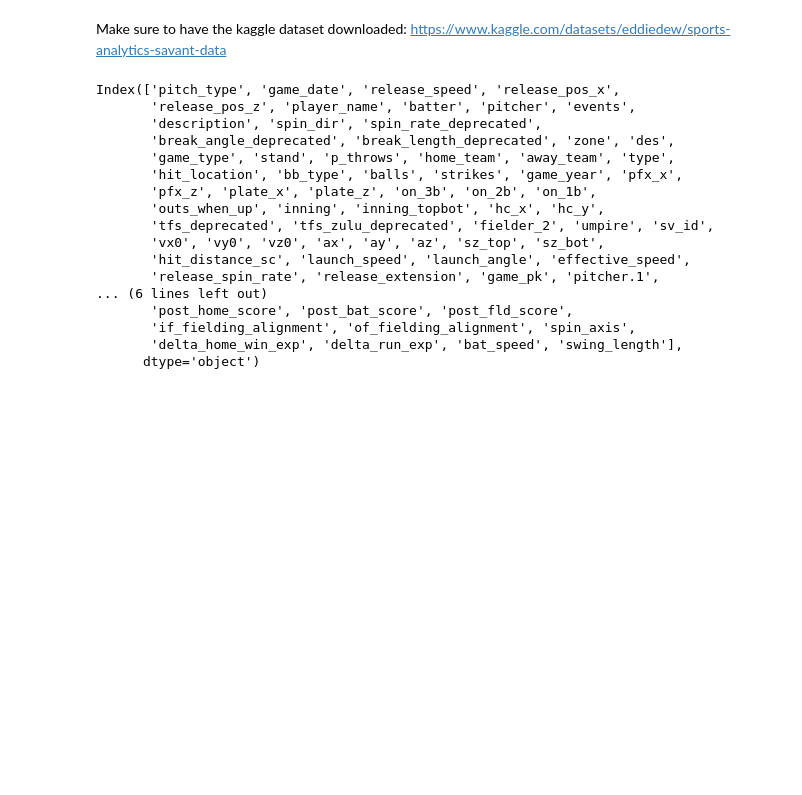
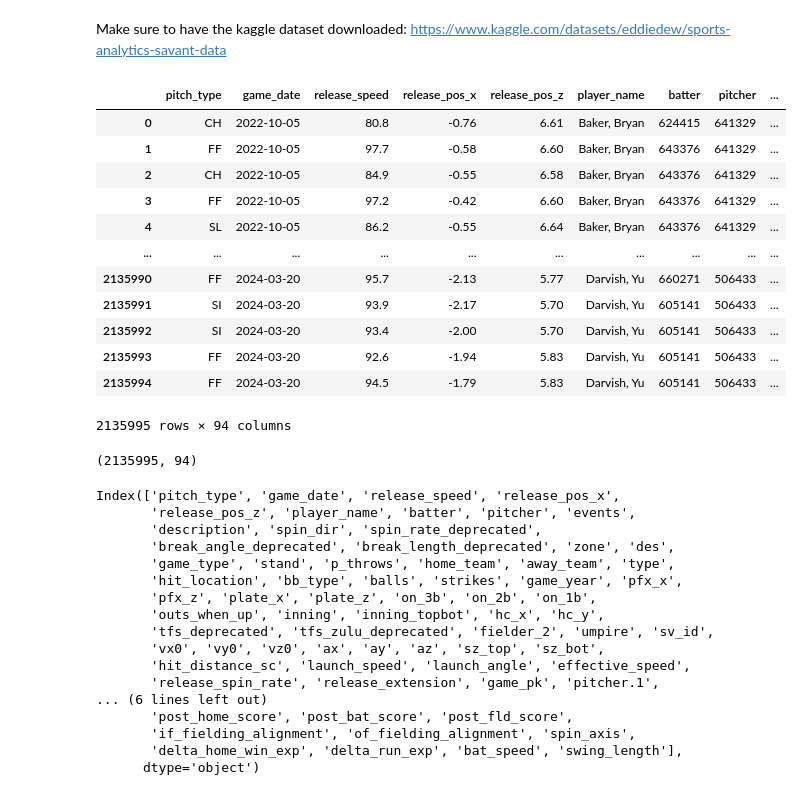
Before and after one commit to UNC-Charlotte-Sports-Analytics-Club/Coding-Lectures, a Jupyter notebook: Lecture-3-Fall-2024/Pitch-Classifier.ipynb, the cells around one changed output. Drawn from its saved outputs; the diff is of its cells as text; code cells hidden in the pictures; blank space fills up the shorter version.

```diff
--- a/Lecture-3-Fall-2024/Pitch-Classifier.ipynb
+++ b/Lecture-3-Fall-2024/Pitch-Classifier.ipynb
@@ -12,5 +8,25 @@ final = final[final['game_type'] == 'R'].reset_index(drop=True)
 # %%
 savant = pd.read_csv('./2022-2024-savant.csv')
+# %%
+savant
+# %% [output]
+|  | pitch_type | game_date | release_speed | release_pos_x | release_pos_z | player_name | batter | pitcher | ... |
+| 0 | CH | 2022-10-05 | 80.8 | -0.76 | 6.61 | Baker, Bryan | 624415 | 641329 | ... |
+| 1 | FF | 2022-10-05 | 97.7 | -0.58 | 6.60 | Baker, Bryan | 643376 | 641329 | ... |
+| 2 | CH | 2022-10-05 | 84.9 | -0.55 | 6.58 | Baker, Bryan | 643376 | 641329 | ... |
+| 3 | FF | 2022-10-05 | 97.2 | -0.42 | 6.60 | Baker, Bryan | 643376 | 641329 | ... |
+| 4 | SL | 2022-10-05 | 86.2 | -0.55 | 6.64 | Baker, Bryan | 643376 | 641329 | ... |
+| ... | ... | ... | ... | ... | ... | ... | ... | ... | ... |
+| 2135990 | FF | 2024-03-20 | 95.7 | -2.13 | 5.77 | Darvish, Yu | 660271 | 506433 | ... |
+| 2135991 | SI | 2024-03-20 | 93.9 | -2.17 | 5.70 | Darvish, Yu | 605141 | 506433 | ... |
+| 2135992 | SI | 2024-03-20 | 93.4 | -2.00 | 5.70 | Darvish, Yu | 605141 | 506433 | ... |
+| 2135993 | FF | 2024-03-20 | 92.6 | -1.94 | 5.83 | Darvish, Yu | 605141 | 506433 | ... |
+| 2135994 | FF | 2024-03-20 | 94.5 | -1.79 | 5.83 | Darvish, Yu | 605141 | 506433 | ... |
+2135995 rows × 94 columns
+# %%
+savant.shape
+# %% [output]
+(2135995, 94)
 # %%
 savant.columns
 # %% [output]
```
Also changed, not shown: parts of 21 cells of this notebook.
